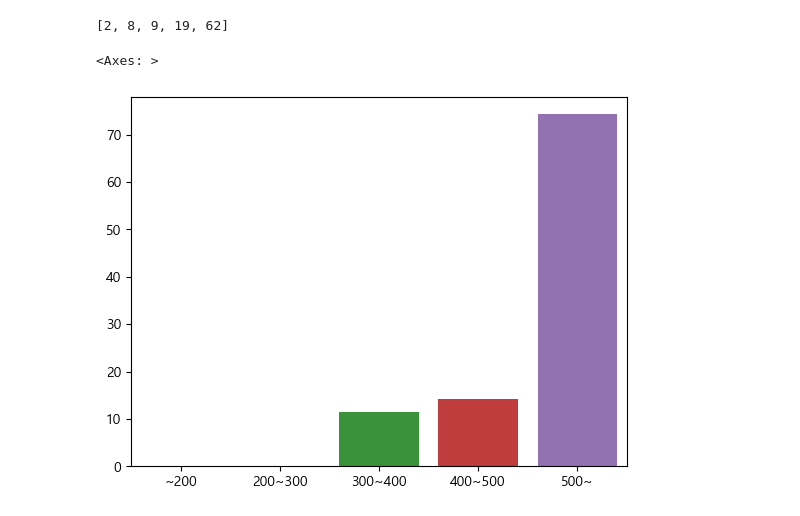
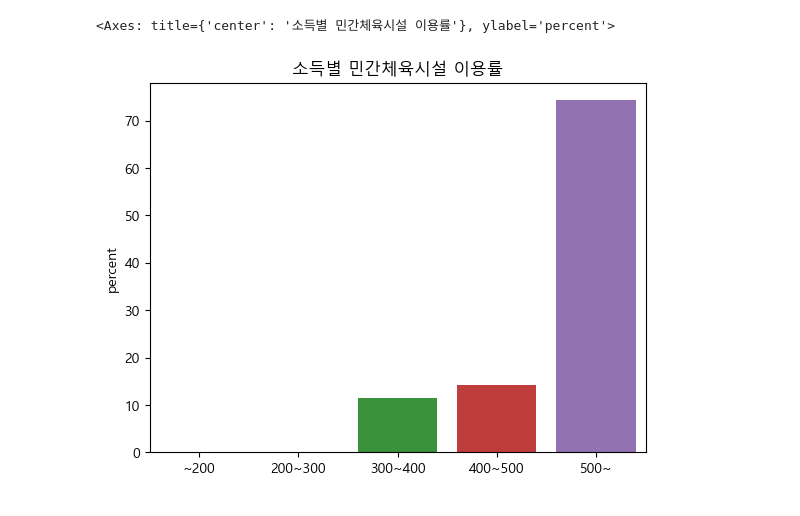
Before and after one commit to minseong2/githubtest_web, a Jupyter notebook: project/project.ipynb, the cells around one changed output. Saved outputs shown, nothing was run; the diff lists cells and outputs as text; code cells hidden in the pictures.

```diff
--- a/project/project.ipynb
+++ b/project/project.ipynb
@@ -90,41 +99,29 @@ plt.pie(own_value,labels=own_value.index,explode=[0.1,0,0,0,0,0,0],autopct='%.1f
-# %%
-new_df_1=pd.DataFrame([own_place,income])
-income_val=income.value_counts()
-by_income=list(0 for _ in range(5)) #전체 갯수
-for i in range(42):
-  if  income_val.index[i]<=200:
-    by_income[0]+=income_val.values[i]
-  elif income_val.index[i] <=300:
-    by_income[1]+=income_val.values[i]
-  elif income_val.index[i] <=400:
-    by_income[2]+=income_val.values[i]
-  elif income_val.index[i] <=500:
-    by_income[3]+=income_val.values[i]
-  else:
-    by_income[4]+=income_val.values[i]
-print(by_income)
-# %% [output]
-[2, 8, 9, 19, 62]
 # %%
+new_df_1=pd.DataFrame([own_place,income]) #2-4
+income_val=income.value_counts()
 x_by_income=['~200','200~300','300~400','400~500','500~'] # x index
-T=list(0 for _ in by_income)
+T=list(0 for _ in range(5))
 
 for i in range(100):
   if  new_df_1[i][1]<=200 and new_df_1[i][0]=='민간체육시설': # 해당 금액 범위 내 민간 체육시설 이용객 카운팅
     T[0]+=1
   elif new_df_1[i][1]<=300 and new_df_1[i][0]=='민간체육시설':
     T[1]+=1
   elif new_df_1[i][1]<=400 and new_df_1[i][0]=='민간체육시설':
     T[2]+=1
   elif new_df_1[i][1]<=500 and new_df_1[i][0]=='민간체육시설':
     T[3]+=1
   elif new_df_1[i][0]=='민간체육시설':
     T[4]+=1
 
 y_result=list(0 for  _ in range(5))
 for u in range(5):
   y_result[u]=(T[u]/private_user) *100
+
+plt.title('소득별 민간체육시설 이용률')
+plt.ylabel('percent')
+
 sns.barplot(x=x_by_income,y=y_result)
 # %% [output]
-<Axes: >
+<Axes: title={'center': '소득별 민간체육시설 이용률'}, ylabel='percent'>
-[figure, old version]
+[figure, new version]
```
Also changed, not shown: parts of 5 cells of this notebook, 6 other files.
